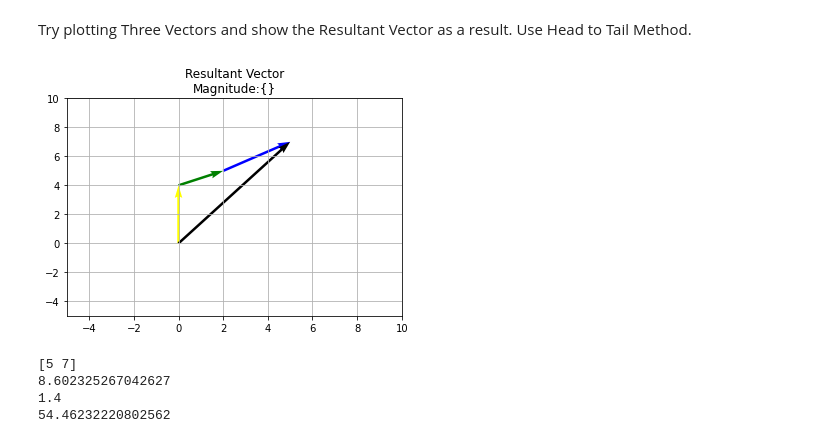
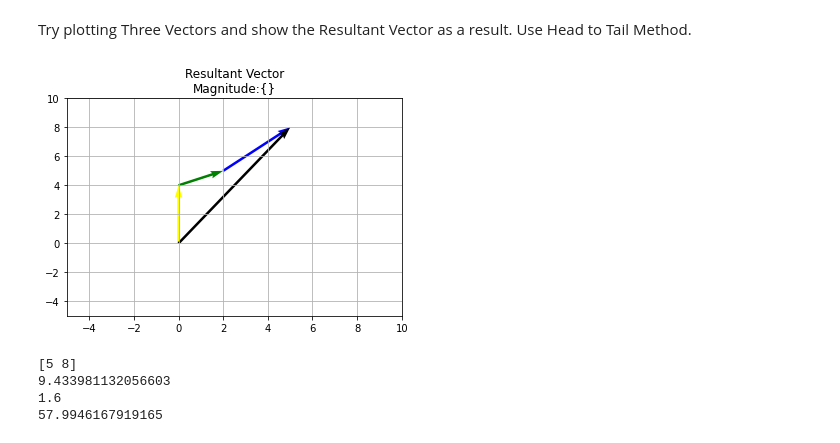
Before and after one commit to shanedligutan/LinearAlgebra., a Jupyter notebook: Assignment9_LIGUTAN.ipynb, the cells around one changed output. Cells and saved outputs as stored; diff of their text form; code cells hidden in the pictures.

```diff
--- a/Assignment9_LIGUTAN.ipynb
+++ b/Assignment9_LIGUTAN.ipynb
@@ -247,29 +247,29 @@ plt.show()
 Try plotting Three Vectors and show the Resultant Vector as a result.
 Use Head to Tail Method.
 # %%
-A= np.array([0, 4])
+A = np.array([0, 4])
 B = np.array([2, 1])
-C = np.array([3, 2])
+C = np.array([3, 3])
 plt.title("Resultant Vector\nMagnitude:{}")
 plt.xlim(-5, 10)
 plt.ylim(-5, 10)
 plt.quiver(0, 0, A[0], A[1], angles='xy', scale_units='xy', scale=1, color='yellow')
 plt.quiver(A[0], A[1], B[0], B[1], angles='xy', scale_units='xy', scale=1, color='green')
 plt.quiver(2, 5, C[0], C[1], angles='xy', scale_units='xy', scale=1, color='blue')
 R = A + B + C
 plt.quiver(0, 0, R[0], R[1], angles='xy', scale_units='xy', scale=1, color='black')
 plt.grid()
 plt.show()
 print(R)
 Magnitude = np.sqrt(np.sum(R**2))
 print(Magnitude)
 Slope = R[1]/R[0]
 print(Slope)
 Angle = (np.arctan(Slope))*(180/np.pi)
 print(Angle)
 # %% [output]
-[figure, old version]
+[figure, new version]
-[5 7]
-8.602325267042627
-1.4
-54.46232220802562
+[5 8]
+9.433981132056603
+1.6
+57.9946167919165
```
